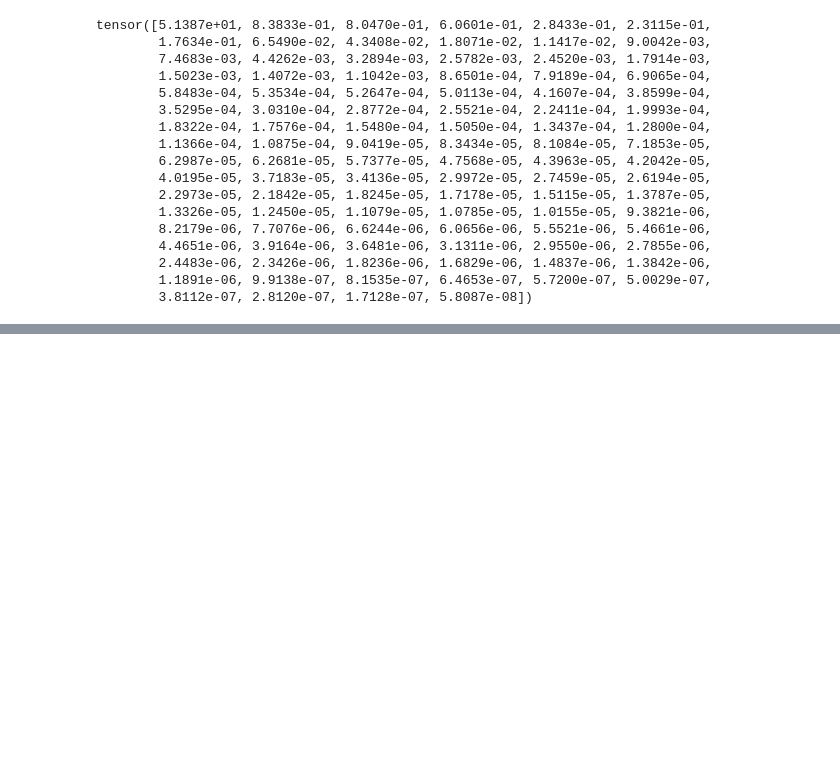
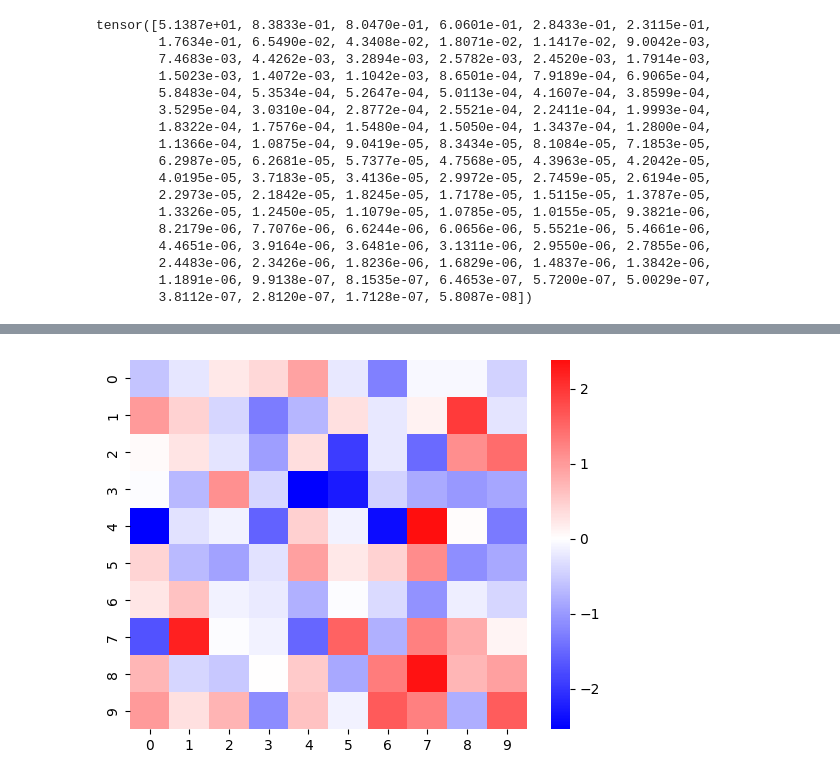
Before and after one commit to leodana2000/Transformer_Attentional_Memory, a Jupyter notebook: experiments.ipynb, the cells around one changed output, grey strips where cells are left out. Saved outputs shown, nothing was run; the diff lists cells and outputs as text; code cells hidden in the pictures; blank space fills up the shorter version.

```diff
--- a/experiments.ipynb
+++ b/experiments.ipynb
@@ -459,0 +471,37 @@ plt.show()
+# %%
+import numpy as np
+import matplotlib.pyplot as plt
+import ipywidgets as widgets
+from IPython.display import display, clear_output
+
+# Generate test heatmap data
+def generate_heatmap_data(num_heatmaps, size=(10, 10)):
+    return [np.random.randn(size[0], size[1]) for _ in range(num_heatmaps)]
+
+# Plotting function
+def plot_heatmap(data):
+    sns.heatmap(data, center=0, cmap='bwr')
+
+# Number of heatmaps and their sizes
+num_heatmaps = 5
+heatmap_size = (10, 10)
+heatmap_list = generate_heatmap_data(num_heatmaps, heatmap_size)
+
+# Widget setup
+def display_heatmaps(heatmap_list):
+    num_heatmaps = len(heatmap_list)
+    slider = widgets.IntSlider(value=0, min=0, max=num_heatmaps-1, step=1, description='Select Heatmap:')
+
+    plot_heatmap(heatmap_list[0])  # Display the first heatmap initially
+
+    def update_heatmap(change):
+        clear_output(wait=True)
+        plot_heatmap(heatmap_list[change['new']])
+        display(slider)
+
+    slider.observe(update_heatmap, names='value')
+
+    display(slider)
+
+display_heatmaps(heatmap_list)
+# %% [output]
@@ -459,0 +509 @@ plt.show()
+[figure, added]
```
Also changed, not shown: parts of 8 cells of this notebook, 2 other files.
